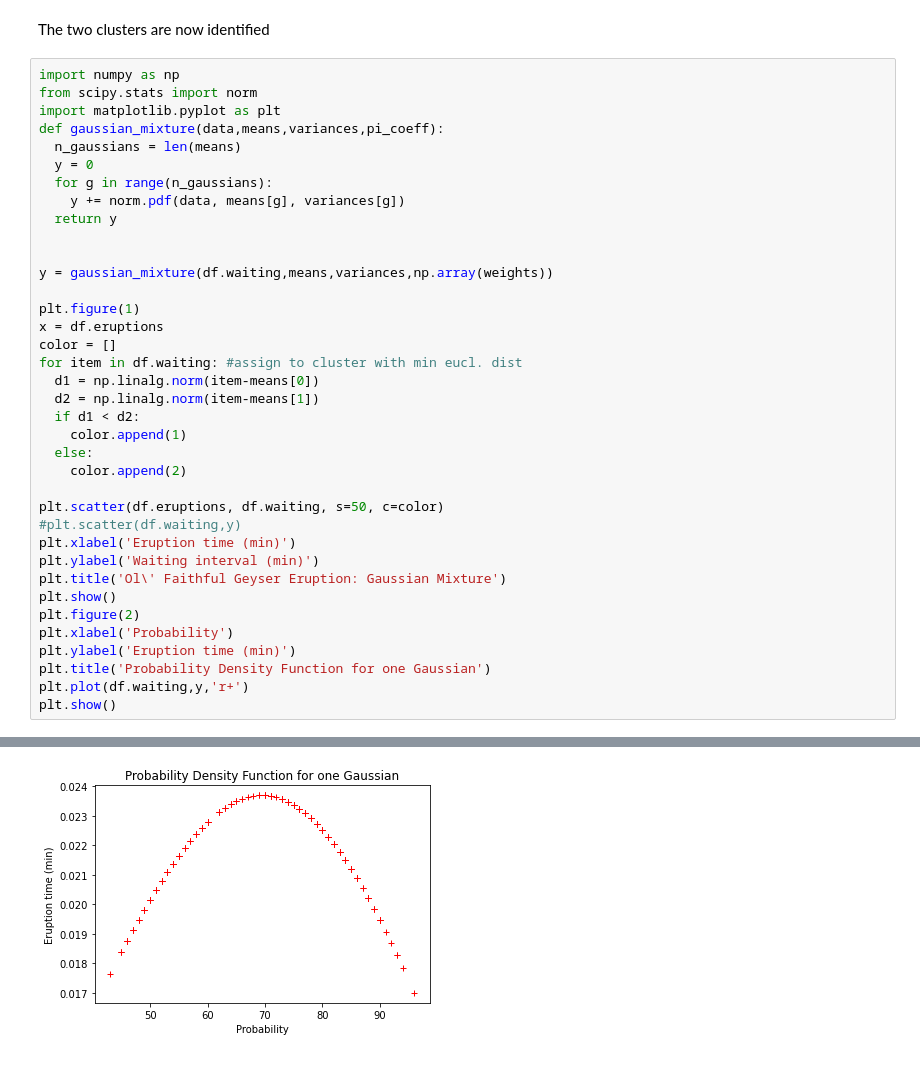
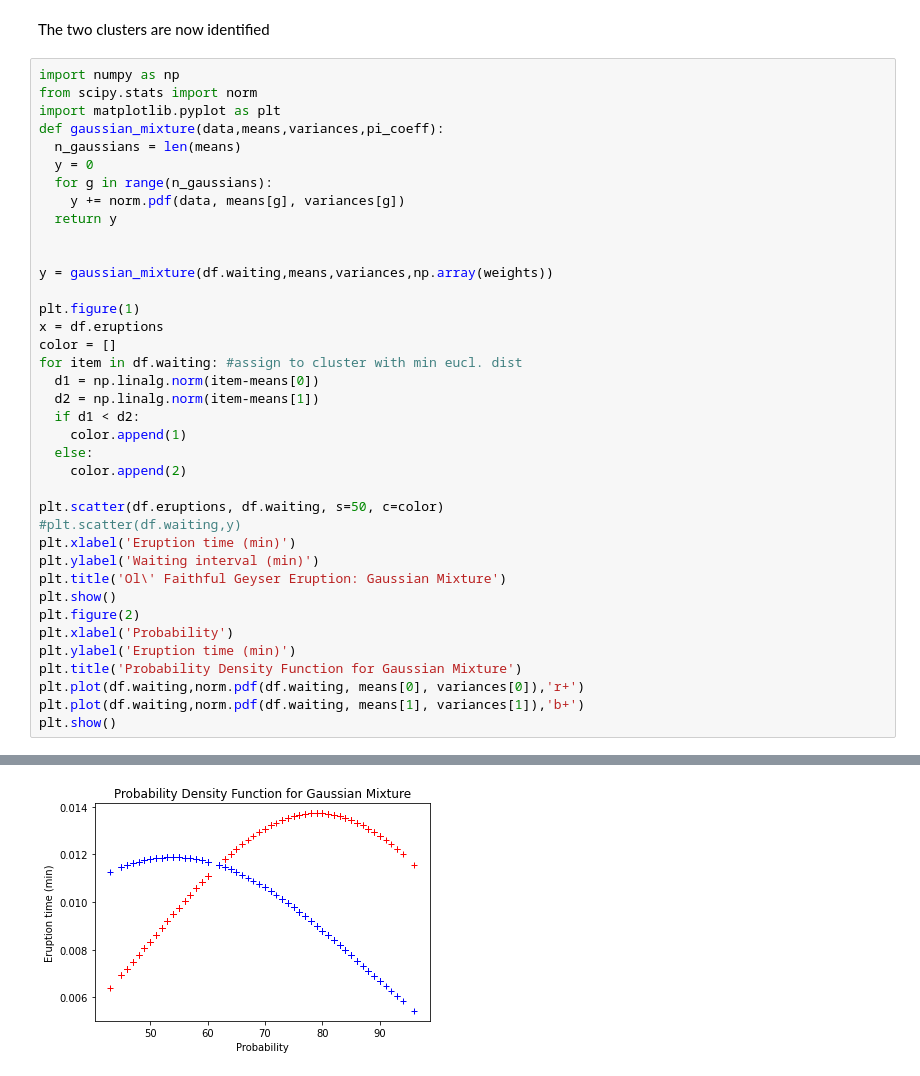
Before and after one commit to NikolasGialitsis/Gaussian_Mixture, a Jupyter notebook: GaussianMixtures.ipynb, the cells around one changed output, grey strips where cells are left out. Saved outputs shown, nothing was run; the diff lists cells and outputs as text.

```diff
--- a/GaussianMixtures.ipynb
+++ b/GaussianMixtures.ipynb
@@ -153,33 +153,34 @@ def gaussian_mixture(data,means,variances,pi_coeff):
   for g in range(n_gaussians):
     y += norm.pdf(data, means[g], variances[g])
   return y
 
 
 y = gaussian_mixture(df.waiting,means,variances,np.array(weights))
 
 plt.figure(1)
 x = df.eruptions
 color = []
 for item in df.waiting: #assign to cluster with min eucl. dist
   d1 = np.linalg.norm(item-means[0])
   d2 = np.linalg.norm(item-means[1])
   if d1 < d2:
     color.append(1)
   else:
     color.append(2)
 
 plt.scatter(df.eruptions, df.waiting, s=50, c=color)
 #plt.scatter(df.waiting,y)
 plt.xlabel('Eruption time (min)')
 plt.ylabel('Waiting interval (min)')
 plt.title('Ol\' Faithful Geyser Eruption: Gaussian Mixture')
 plt.show()
 plt.figure(2)
 plt.xlabel('Probability')
 plt.ylabel('Eruption time (min)')
-plt.title('Probability Density Function for one Gaussian')
-plt.plot(df.waiting,y,'r+')
+plt.title('Probability Density Function for Gaussian Mixture')
+plt.plot(df.waiting,norm.pdf(df.waiting, means[0], variances[0]),'r+')
+plt.plot(df.waiting,norm.pdf(df.waiting, means[1], variances[1]),'b+')
 plt.show()
 # %% [output]
 [figure]
-[figure, old version]
+[figure, new version]
```
